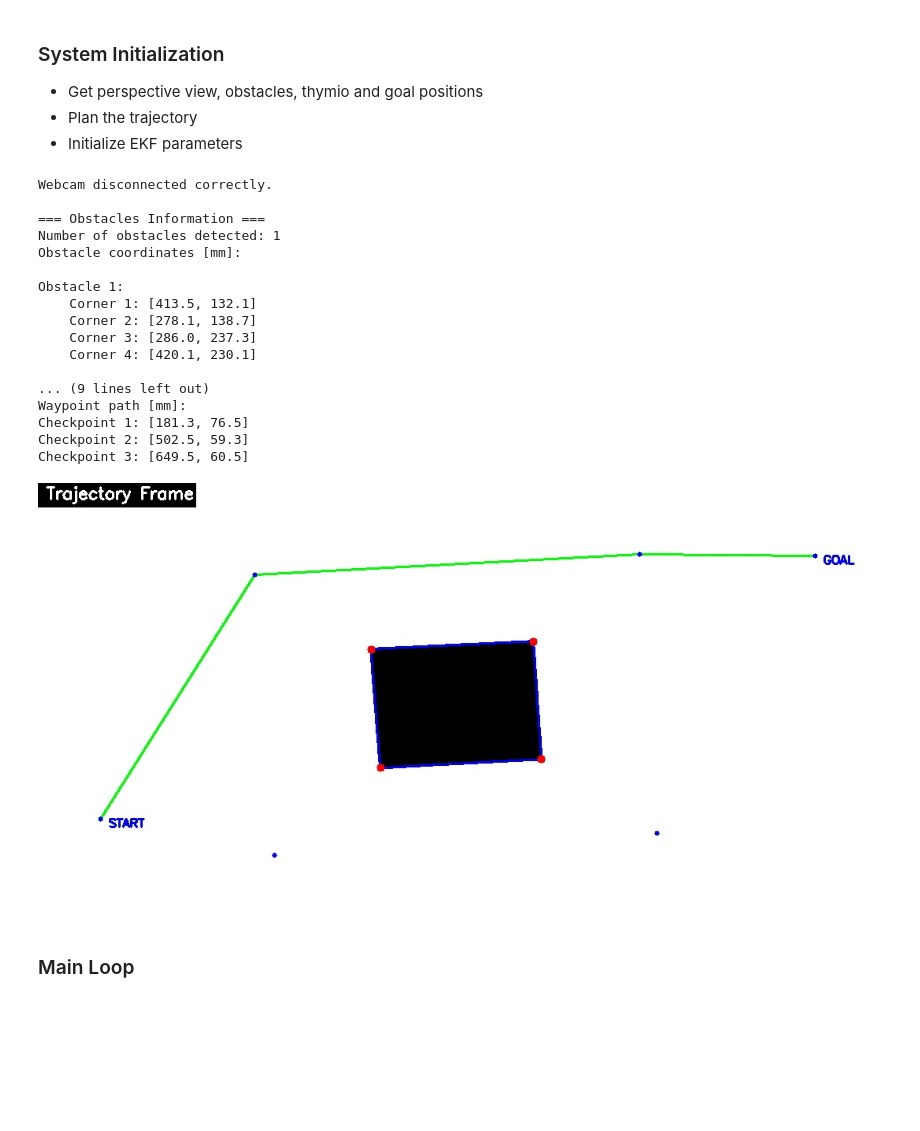
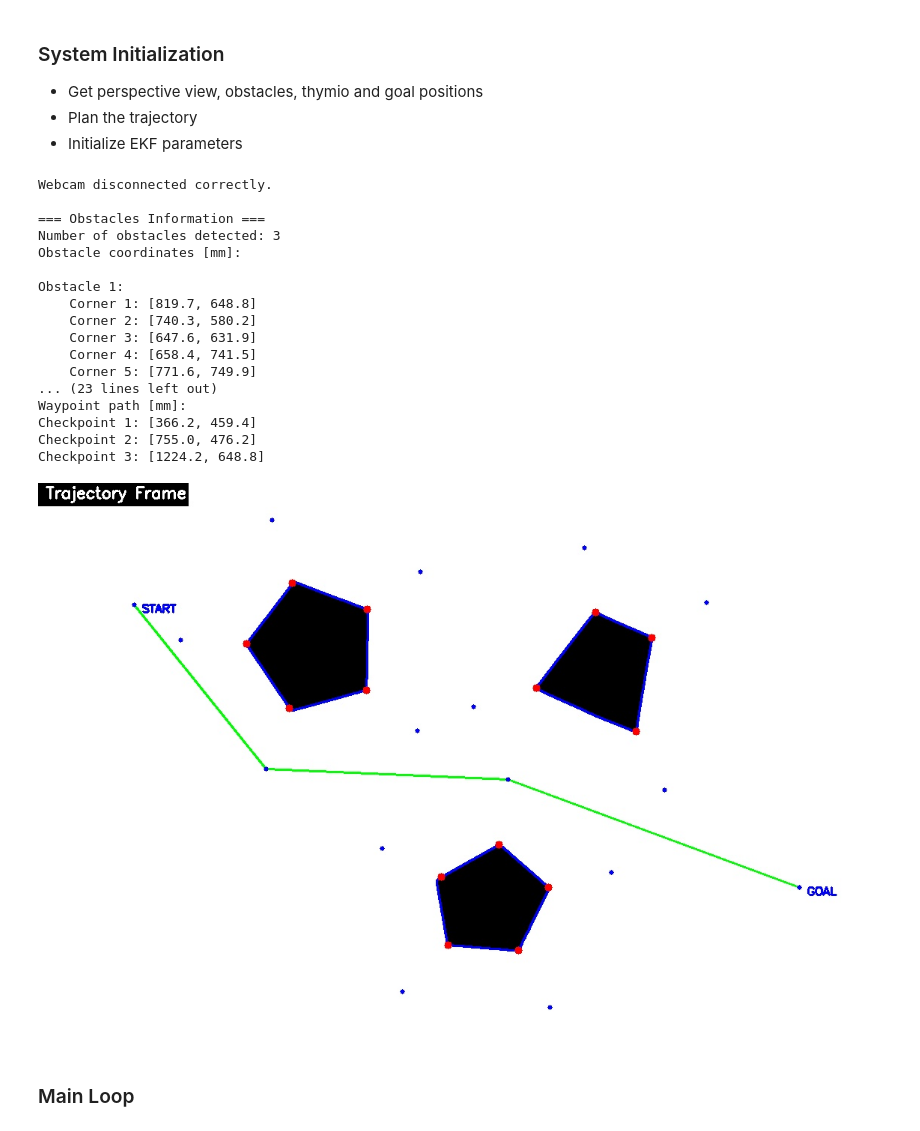
Before and after one commit to rayangdn/thymio-epfl, a Jupyter notebook: Group_T46_report.ipynb, the cells around one changed output. Drawn from its saved outputs; the diff is of its cells as text; code cells hidden in the pictures; blank space fills up the shorter version.

```diff
--- a/Group_T46_report.ipynb
+++ b/Group_T46_report.ipynb
@@ -118,8 +116,9 @@ DT = 0.1  # s
 DEVICE_ID = 2
 
 # World configuration
-WORLD_WIDTH = 710  # mm
-WORLD_HEIGHT = 360 # mm
+WORLD_WIDTH = 1300  # mm
+WORLD_HEIGHT = 900 # mm
+WORLD_MAP = np.array([WORLD_WIDTH, WORLD_HEIGHT])
 
 # Thymio configuration
 THYMIO_WIDTH = 110  # mm
@@ -244,11 +243,11 @@ try:
     input("Press Enter to calculate the perspective vision...")
 
     # Get the perspective parameters for processing frame and return the scale factor for pixels to mm conversion
-    vision.get_perspective_parameters(WORLD_WIDTH, WORLD_HEIGHT)
+    vision.get_perspective_parameters(WORLD_MAP)
 
     # Display the original and processed frames
     original_frame, process_frame = vision.get_frame()
-    utils.display_frames(original_frame, process_frame, None)
+    utils.display_frames(original_frame, process_frame)
 
     input("Press Enter to get the obstacles position...")
 
@@ -286,46 +285,46 @@ try:
     while not found_trajectory:
         _, frame = vision.get_frame()
         trajectory_frame, trajectory_pos, found_trajectory = global_nav.get_trajectory(obstacles_img, thymio_pos, goal_pos, obstacles_pos,
                                                                                        THYMIO_WIDTH, vision.scale_factor)
         time.sleep(DT)
 
     # Initialize the EKF
     ekf.initialize_state(np.array([thymio_pos[0], thymio_pos[1], thymio_pos[2], 0.0, 0.0])) # x, y, theta, v, omega
     ekf.set_mode(covered=False) # Set the mode to uncovered
 
     utils.display_frames(None, frame, trajectory_frame)
 
     input("Press Enter to get overall information...")
 
-except Exception as e:
-    print(f"An error occurred: {str(e)}")
+# except Exception as e:
+#     print(f"An error occurred: {str(e)}")
 except KeyboardInterrupt:
     print("User interrupted the kernel. Closing the webcam...")
 
 finally:
     # Release resources
     vision.disconnect_webcam()
     utils.print_status(obstacles_pos, thymio_pos, goal_pos, trajectory_pos)
     utils.display_frames(None, None, trajectory_frame)
 # %% [output]
 Webcam disconnected correctly.
 
 === Obstacles Information ===
-Number of obstacles detected: 1
+Number of obstacles detected: 3
 Obstacle coordinates [mm]:
 
 Obstacle 1:
-    Corner 1: [413.5, 132.1]
-    Corner 2: [278.1, 138.7]
-    Corner 3: [286.0, 237.3]
-    Corner 4: [420.1, 230.1]
-
-... (9 lines left out)
+    Corner 1: [819.7, 648.8]
+    Corner 2: [740.3, 580.2]
+    Corner 3: [647.6, 631.9]
+    Corner 4: [658.4, 741.5]
+    Corner 5: [771.6, 749.9]
+... (23 lines left out)
 Waypoint path [mm]:
-Checkpoint 1: [181.3, 76.5]
-Checkpoint 2: [502.5, 59.3]
-Checkpoint 3: [649.5, 60.5]
+Checkpoint 1: [366.2, 459.4]
+Checkpoint 2: [755.0, 476.2]
+Checkpoint 3: [1224.2, 648.8]
-[figure, old version]
+[figure, new version]
 # %% [markdown]
 ### Main Loop
 # %%
```
Also changed, not shown: parts of 3 cells of this notebook, 14 other files.
